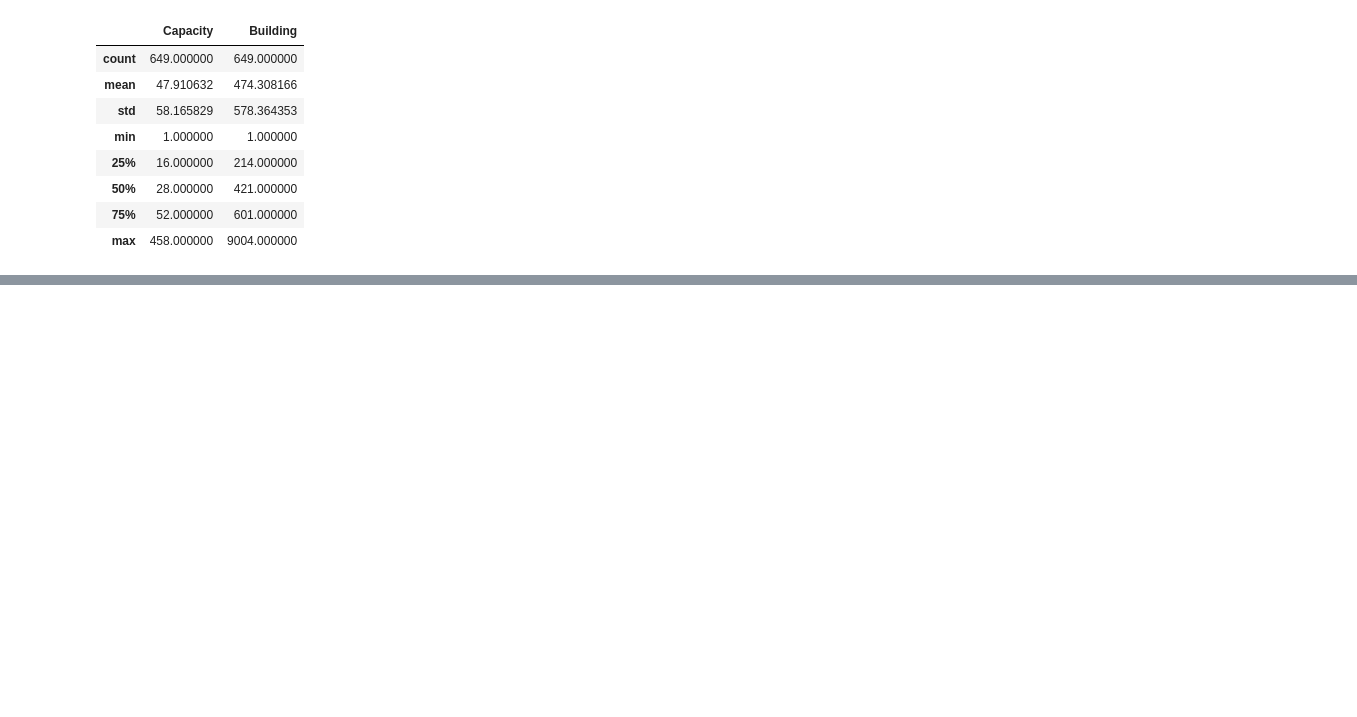
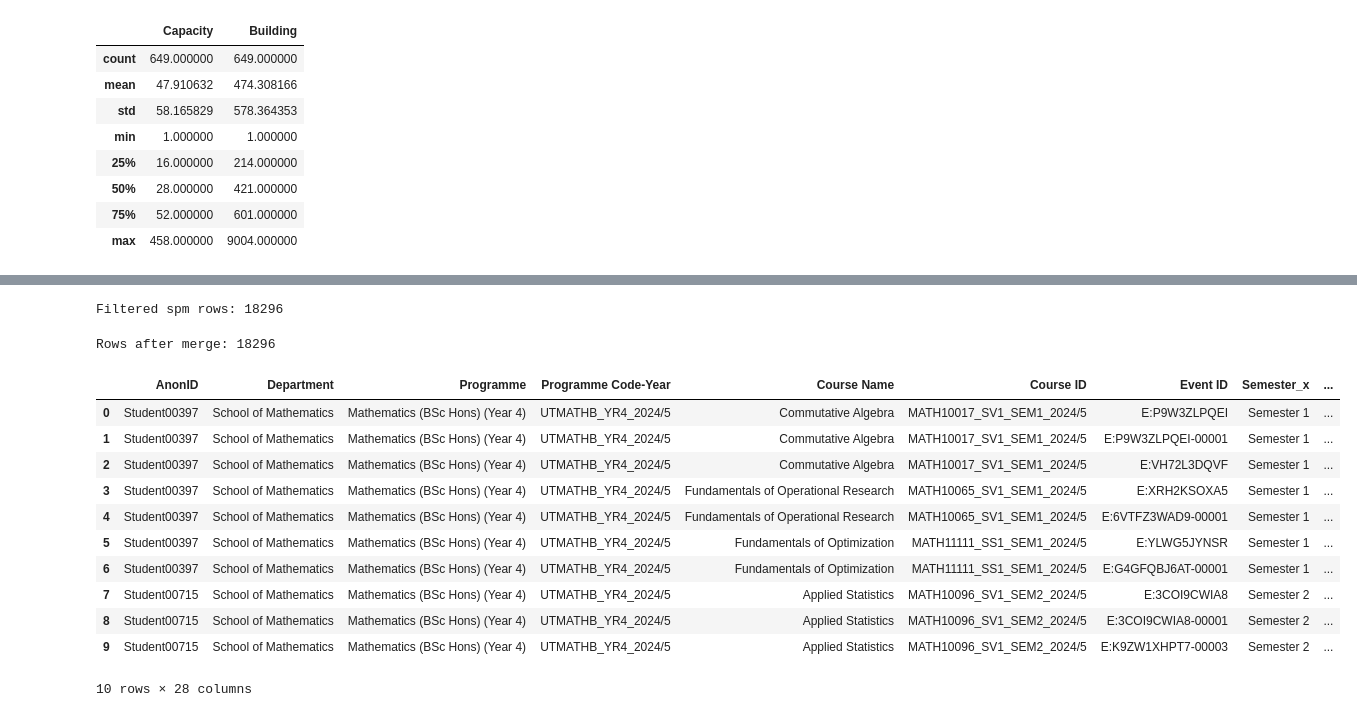
Before and after one commit to sagharrezanavaz/TAOR, a Jupyter notebook: Data/Data exploration.ipynb, the cells around one changed output, grey strips where cells are left out. Saved outputs shown, nothing was run; the diff lists cells and outputs as text; code cells hidden in the pictures; blank space fills up the shorter version.

```diff
--- a/Data/Data exploration.ipynb
+++ b/Data/Data exploration.ipynb
@@ -215,3 +266,5 @@ rrt.describe()
 | 50% | 28.000000 | 421.000000 |
 | 75% | 52.000000 | 601.000000 |
 | max | 458.000000 | 9004.000000 |
+# %%
+spm=pd.read_excel(r'E:\TAOR\Data\2024-5 Student Programme Module Event.xlsx')
@@ -217,0 +306,49 @@ rrt.describe()
+# %%
+programmes = [
+    'UTMATHB',           # Mathematics
+    'UTMATPH',           # Maths & Physics
+    'UTBSCMATBU1F',      # Maths & Business
+    'UTCMPMA',           # Computer Science & Maths
+    'UTECNMA',           # Economics & Maths
+    'UTPHIMA'            # Philosophy & Maths
+]
+
+# -------------------------------------------------------------------
+# 3. Filter spm to only students in these programmes
+# -------------------------------------------------------------------
+# spm['Programme Code-Year'] contains strings like "PTMEDLEALE1U_YR2_2024/5"
+# We extract the base programme code (everything before '_YR')
+spm['ProgBase'] = spm['Programme Code-Year'].str.split('_YR').str[0]
+
+spm_filt = spm[spm['ProgBase'].isin(programmes)].copy()
+print(f"Filtered spm rows: {len(spm_filt)}")
+# %% [output]
+Filtered spm rows: 18296
+# %%
+# Deduplicate evmr: keep first row for each Event ID
+evmr_dedup = evmr.drop_duplicates(subset=['Event ID'], keep='first')
+
+# Merge spm_filt with the deduplicated evmr
+merged = spm_filt.merge(evmr_dedup, on='Event ID', how='left')
+
+# Drop rows where the merge failed (should be few if Event IDs match)
+merged = merged.dropna(subset=['Module Code'])
+
+print(f"Rows after merge: {len(merged)}")
+# %% [output]
+Rows after merge: 18296
+# %%
+merged.head(10)
+# %% [output]
+|  | AnonID | Department | Programme | Programme Code-Year | Course Name | Course ID | Event ID | Semester_x | ... |
+| 0 | Student00397 | School of Mathematics | Mathematics (BSc Hons) (Year 4) | UTMATHB_YR4_2024/5 | Commutative Algebra | MATH10017_SV1_SEM1_2024/5 | E:P9W3ZLPQEI | Semester 1 | ... |
+| 1 | Student00397 | School of Mathematics | Mathematics (BSc Hons) (Year 4) | UTMATHB_YR4_2024/5 | Commutative Algebra | MATH10017_SV1_SEM1_2024/5 | E:P9W3ZLPQEI-00001 | Semester 1 | ... |
+| 2 | Student00397 | School of Mathematics | Mathematics (BSc Hons) (Year 4) | UTMATHB_YR4_2024/5 | Commutative Algebra | MATH10017_SV1_SEM1_2024/5 | E:VH72L3DQVF | Semester 1 | ... |
+| 3 | Student00397 | School of Mathematics | Mathematics (BSc Hons) (Year 4) | UTMATHB_YR4_2024/5 | Fundamentals of Operational Research | MATH10065_SV1_SEM1_2024/5 | E:XRH2KSOXA5 | Semester 1 | ... |
+| 4 | Student00397 | School of Mathematics | Mathematics (BSc Hons) (Year 4) | UTMATHB_YR4_2024/5 | Fundamentals of Operational Research | MATH10065_SV1_SEM1_2024/5 | E:6VTFZ3WAD9-00001 | Semester 1 | ... |
+| 5 | Student00397 | School of Mathematics | Mathematics (BSc Hons) (Year 4) | UTMATHB_YR4_2024/5 | Fundamentals of Optimization | MATH11111_SS1_SEM1_2024/5 | E:YLWG5JYNSR | Semester 1 | ... |
+| 6 | Student00397 | School of Mathematics | Mathematics (BSc Hons) (Year 4) | UTMATHB_YR4_2024/5 | Fundamentals of Optimization | MATH11111_SS1_SEM1_2024/5 | E:G4GFQBJ6AT-00001 | Semester 1 | ... |
+| 7 | Student00715 | School of Mathematics | Mathematics (BSc Hons) (Year 4) | UTMATHB_YR4_2024/5 | Applied Statistics | MATH10096_SV1_SEM2_2024/5 | E:3COI9CWIA8 | Semester 2 | ... |
+| 8 | Student00715 | School of Mathematics | Mathematics (BSc Hons) (Year 4) | UTMATHB_YR4_2024/5 | Applied Statistics | MATH10096_SV1_SEM2_2024/5 | E:3COI9CWIA8-00001 | Semester 2 | ... |
+| 9 | Student00715 | School of Mathematics | Mathematics (BSc Hons) (Year 4) | UTMATHB_YR4_2024/5 | Applied Statistics | MATH10096_SV1_SEM2_2024/5 | E:K9ZW1XHPT7-00003 | Semester 2 | ... |
+10 rows × 28 columns
```
Also changed, not shown: parts of 21 cells of this notebook.
